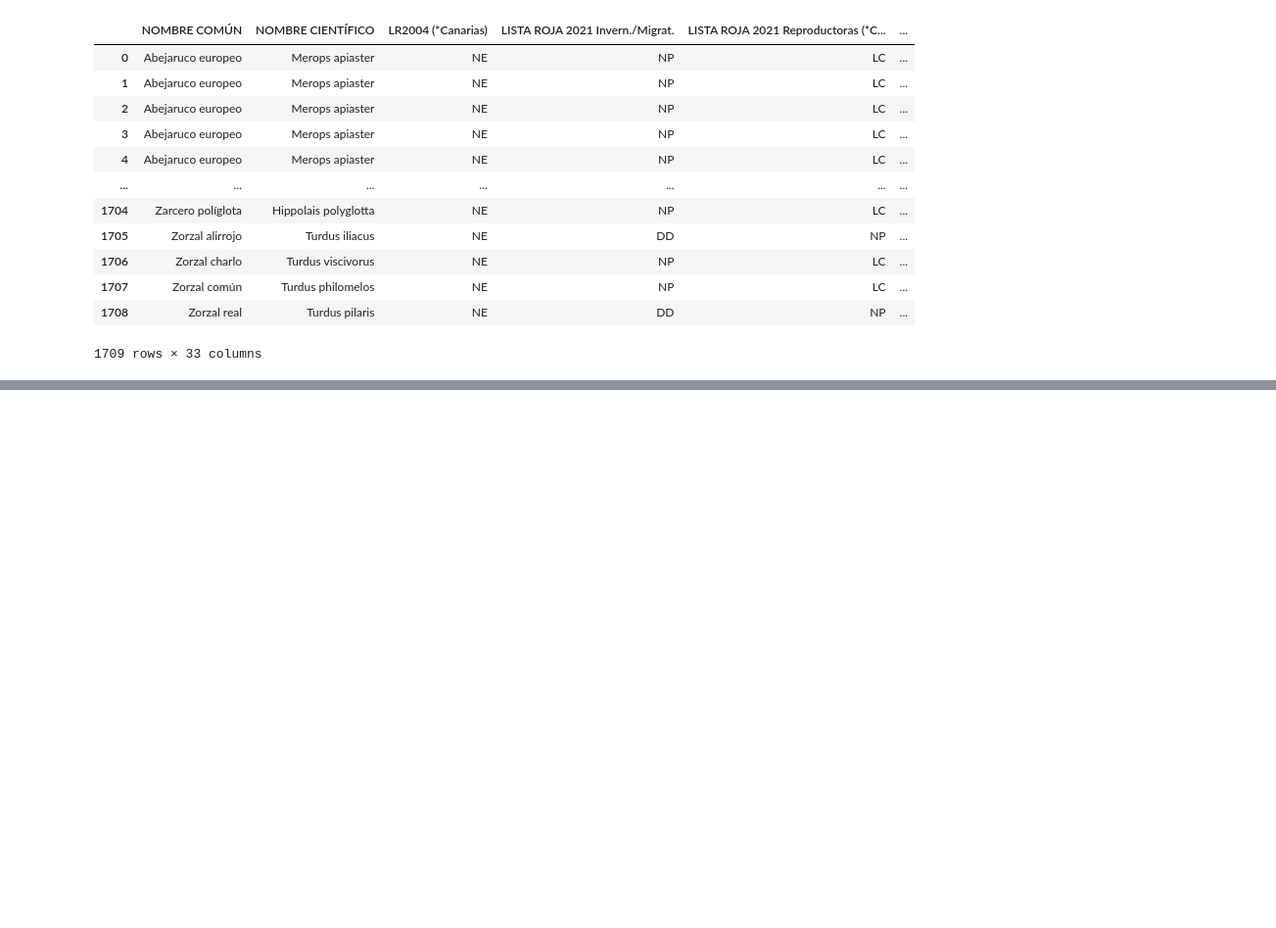
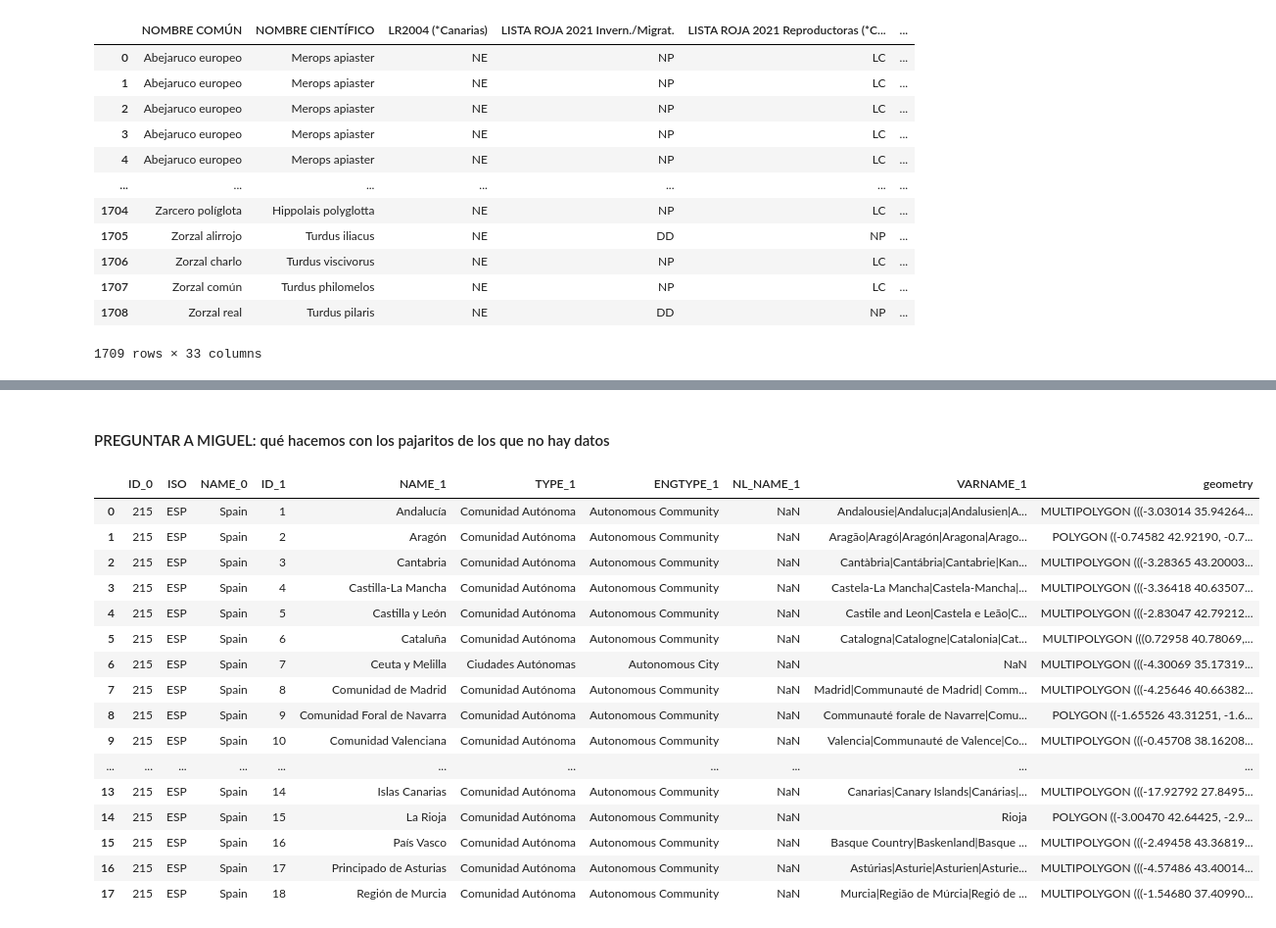
Before and after one commit to Factoria-F5-AI-Bootcamp-1-Edicion/Tracking_Aves, a Jupyter notebook: EDAb.ipynb, the cells around one changed output, grey strips where cells are left out. Shown at 98% size. Cells and saved outputs as stored; diff of their text form; code cells hidden in the pictures; blank space fills up the shorter version.

```diff
--- a/EDAb.ipynb
+++ b/EDAb.ipynb
@@ -1211,0 +1267,26 @@ df_definitivo
+# %% [markdown]
+#### PREGUNTAR A MIGUEL: qué hacemos con los pajaritos de los que no hay datos
+# %%
+import geopandas as gpd
+
+f = r"ESP_adm/ESP_adm1.shp"
+shapes = gpd.read_file(f)
+shapes
+# %% [output]
+|  | ID_0 | ISO | NAME_0 | ID_1 | NAME_1 | TYPE_1 | ENGTYPE_1 | NL_NAME_1 | VARNAME_1 | geometry |
+| 0 | 215 | ESP | Spain | 1 | Andalucía | Comunidad Autónoma | Autonomous Community | NaN | Andalousie|Andaluc¡a|Andalusien|A... | MULTIPOLYGON (((-3.03014 35.94264... |
+| 1 | 215 | ESP | Spain | 2 | Aragón | Comunidad Autónoma | Autonomous Community | NaN | Aragão|Aragó|Aragón|Aragona|Arago... | POLYGON ((-0.74582 42.92190, -0.7... |
+| 2 | 215 | ESP | Spain | 3 | Cantabria | Comunidad Autónoma | Autonomous Community | NaN | Cantàbria|Cantábria|Cantabrie|Kan... | MULTIPOLYGON (((-3.28365 43.20003... |
+| 3 | 215 | ESP | Spain | 4 | Castilla-La Mancha | Comunidad Autónoma | Autonomous Community | NaN | Castela-La Mancha|Castela-Mancha|... | MULTIPOLYGON (((-3.36418 40.63507... |
+| 4 | 215 | ESP | Spain | 5 | Castilla y León | Comunidad Autónoma | Autonomous Community | NaN | Castile and Leon|Castela e Leão|C... | MULTIPOLYGON (((-2.83047 42.79212... |
+| 5 | 215 | ESP | Spain | 6 | Cataluña | Comunidad Autónoma | Autonomous Community | NaN | Catalogna|Catalogne|Catalonia|Cat... | MULTIPOLYGON (((0.72958 40.78069,... |
+| 6 | 215 | ESP | Spain | 7 | Ceuta y Melilla | Ciudades Autónomas | Autonomous City | NaN | NaN | MULTIPOLYGON (((-4.30069 35.17319... |
+| 7 | 215 | ESP | Spain | 8 | Comunidad de Madrid | Comunidad Autónoma | Autonomous Community | NaN | Madrid|Communauté de Madrid| Comm... | MULTIPOLYGON (((-4.25646 40.66382... |
+| 8 | 215 | ESP | Spain | 9 | Comunidad Foral de Navarra | Comunidad Autónoma | Autonomous Community | NaN | Communauté forale de Navarre|Comu... | POLYGON ((-1.65526 43.31251, -1.6... |
+| 9 | 215 | ESP | Spain | 10 | Comunidad Valenciana | Comunidad Autónoma | Autonomous Community | NaN | Valencia|Communauté de Valence|Co... | MULTIPOLYGON (((-0.45708 38.16208... |
+| ... | ... | ... | ... | ... | ... | ... | ... | ... | ... | ... |
+| 13 | 215 | ESP | Spain | 14 | Islas Canarias | Comunidad Autónoma | Autonomous Community | NaN | Canarias|Canary Islands|Canárias|... | MULTIPOLYGON (((-17.92792 27.8495... |
+| 14 | 215 | ESP | Spain | 15 | La Rioja | Comunidad Autónoma | Autonomous Community | NaN | Rioja | POLYGON ((-3.00470 42.64425, -2.9... |
+| 15 | 215 | ESP | Spain | 16 | País Vasco | Comunidad Autónoma | Autonomous Community | NaN | Basque Country|Baskenland|Basque ... | MULTIPOLYGON (((-2.49458 43.36819... |
+| 16 | 215 | ESP | Spain | 17 | Principado de Asturias | Comunidad Autónoma | Autonomous Community | NaN | Astúrias|Asturie|Asturien|Asturie... | MULTIPOLYGON (((-4.57486 43.40014... |
+| 17 | 215 | ESP | Spain | 18 | Región de Murcia | Comunidad Autónoma | Autonomous Community | NaN | Murcia|Região de Múrcia|Regió de ... | MULTIPOLYGON (((-1.54680 37.40990... |
```
Also changed, not shown: parts of 16 cells of this notebook.
